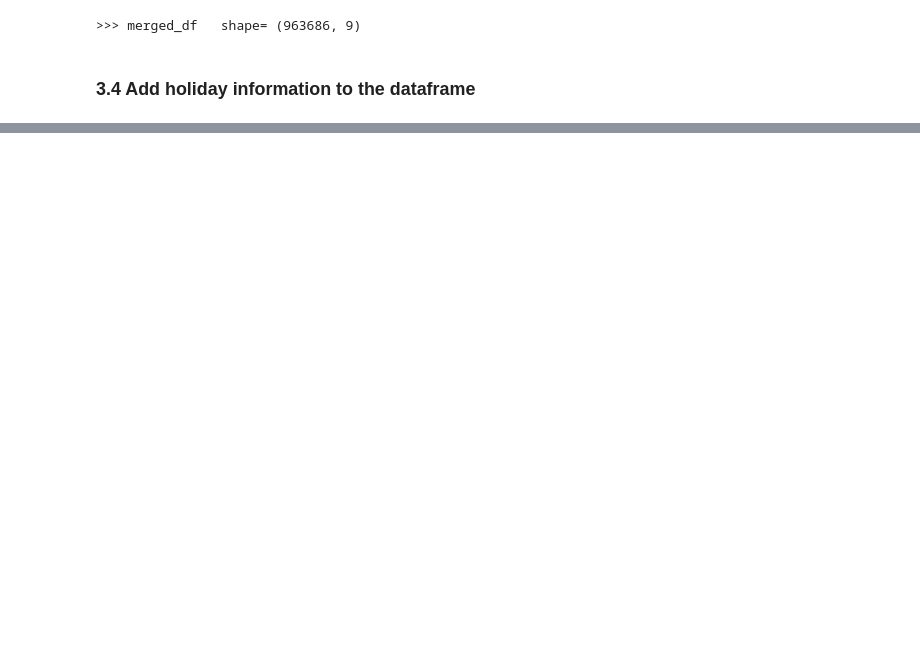
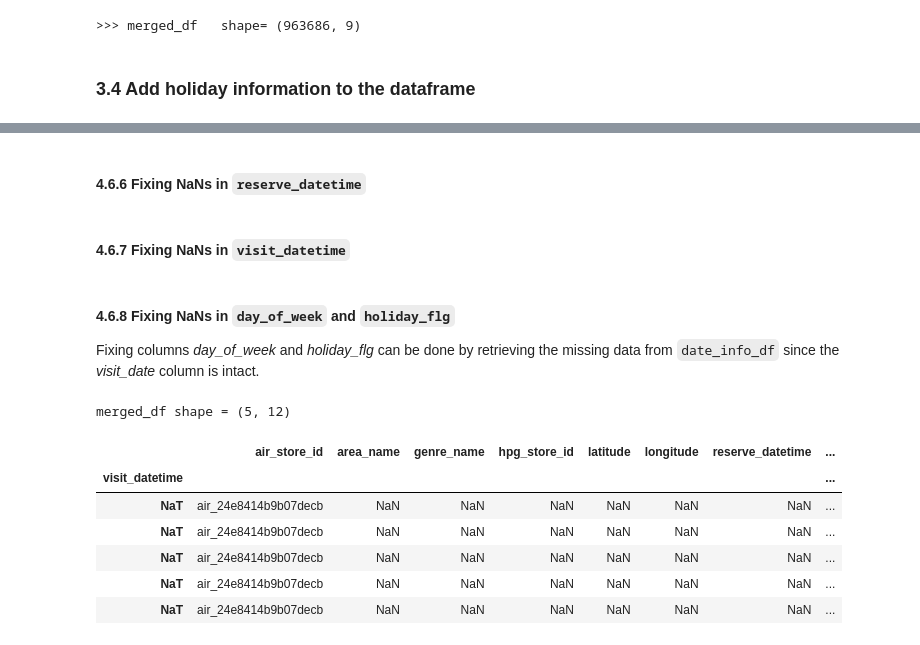
Before and after one commit to karlphillip/DataScience, a Jupyter notebook: Project1/1_data_wrangling.ipynb, the cells around one changed output, grey strips where cells are left out. Cells and saved outputs as stored; diff of their text form; code cells hidden in the pictures; blank space fills up the shorter version.

Commit message:
Project1: added more steps on Data Cleaning.

```diff
--- a/Project1/1_data_wrangling.ipynb
+++ b/Project1/1_data_wrangling.ipynb
@@ -380,0 +547,2 @@ print(">>> Number of days:", len(merged_df['visit_datetime'].dt.normalize().valu
+# %% [markdown]
+#### 4.6.6 Fixing NaNs in `reserve_datetime`
@@ -380,0 +551,2 @@ print(">>> Number of days:", len(merged_df['visit_datetime'].dt.normalize().valu
+# %% [markdown]
+#### 4.6.7 Fixing NaNs in `visit_datetime`
@@ -380,0 +555,42 @@ print(">>> Number of days:", len(merged_df['visit_datetime'].dt.normalize().valu
+# %% [markdown]
+#### 4.6.8 Fixing NaNs in `day_of_week` and `holiday_flg`
+Fixing columns *day_of_week* and *holiday_flg* can be done by retrieving the missing data from `date_info_df` since the *visit_date* column is intact.
+# %%
+### TODO: working on this
+
+#check_nan_rows(merged_df)
+
+# convert to datetime object
+merged_df['visit_date'] = pd.to_datetime(merged_df['visit_date'])
+
+# debug: to shrink the dataframe even further, store only rows that have NaN values in day_of_week column
+merged_df = merged_df[merged_df['day_of_week'].isnull()]
+#print(merged_df.info())
+
+merged_df = merged_df.tail(10)
+print('merged_df shape =', merged_df.shape)
+display(merged_df.head(5))
+
+
+def fix_day_of_week(row):
+    weekday = row['day_of_week']
+    print(weekday)
+
+    #if (weekday == np.nan):
+        # search dataframe date_info_df for the appropriate value
+    return weekday
+
+#merged_df.apply(fix_day_of_week, axis=1)
+
+
+#### Set DataFrame column values based on other column values (h/t: @mlevkov)
+### df.loc[(df['column1'] == some_value) & (df['column2'] == some_other_value), ['column_to_change']] = new_value
+# %% [output]
+merged_df shape = (5, 12)
+|  | air_store_id | area_name | genre_name | hpg_store_id | latitude | longitude | reserve_datetime | ... |
+| visit_datetime |  |  |  |  |  |  |  | ... |
+| NaT | air_24e8414b9b07decb | NaN | NaN | NaN | NaN | NaN | NaN | ... |
+| NaT | air_24e8414b9b07decb | NaN | NaN | NaN | NaN | NaN | NaN | ... |
+| NaT | air_24e8414b9b07decb | NaN | NaN | NaN | NaN | NaN | NaN | ... |
+| NaT | air_24e8414b9b07decb | NaN | NaN | NaN | NaN | NaN | NaN | ... |
+| NaT | air_24e8414b9b07decb | NaN | NaN | NaN | NaN | NaN | NaN | ... |
```
Also changed, not shown: parts of 61 cells of this notebook.
